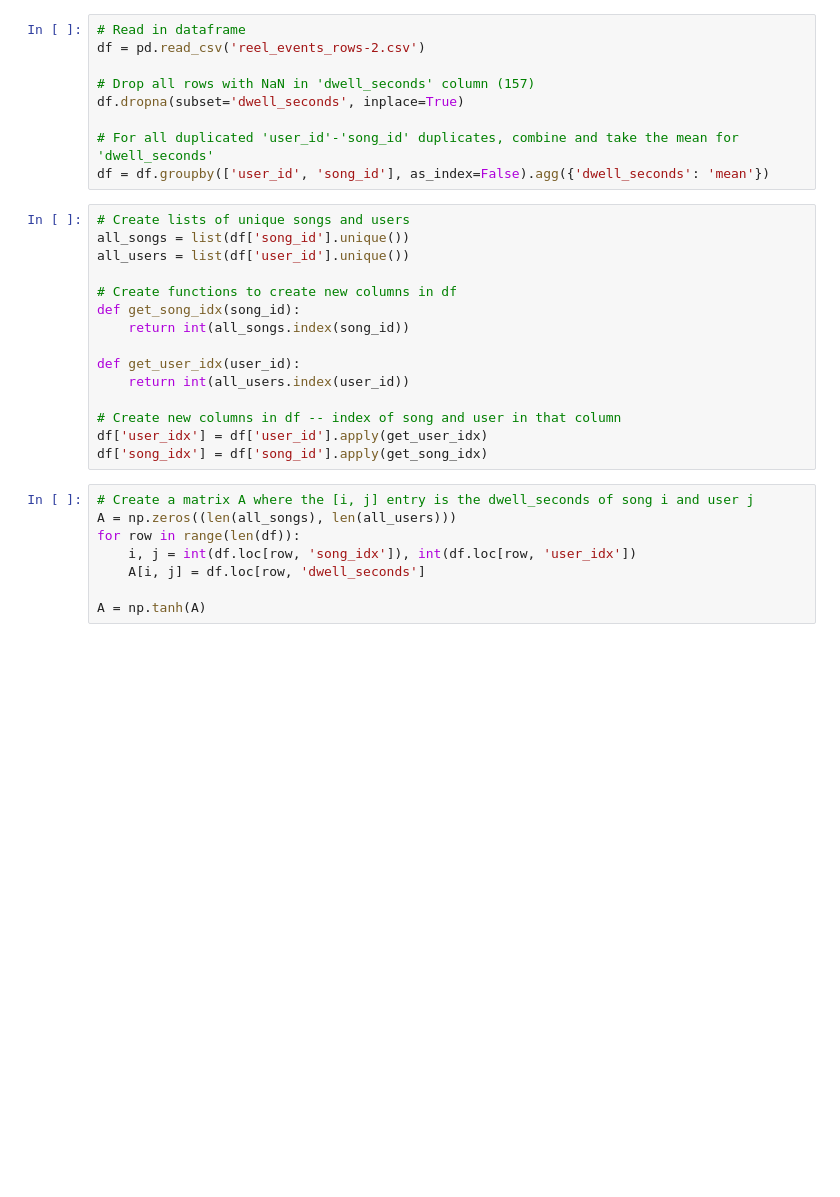
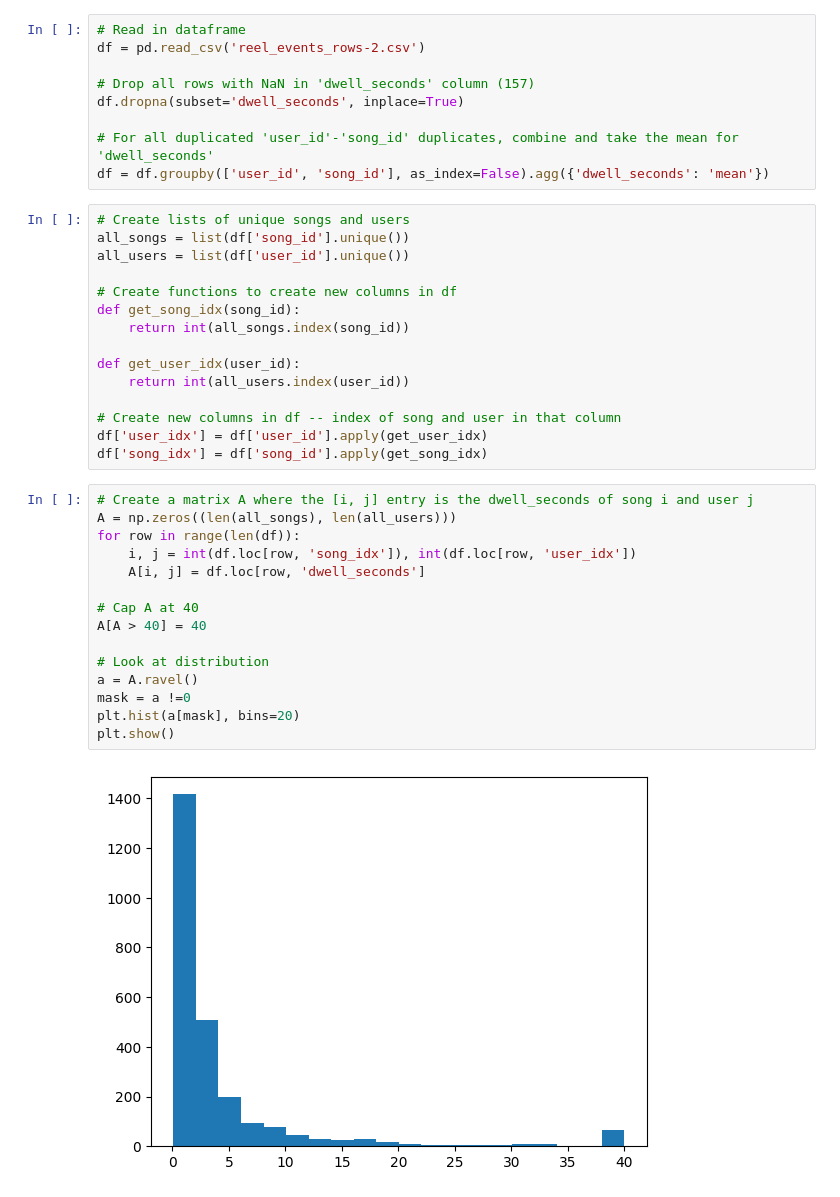
Before and after one commit to jackdpond/snare_algo, a Jupyter notebook: aggregate.ipynb, the cells around one changed output. Drawn from its saved outputs; the diff is of its cells as text; blank space fills up the shorter version.

```diff
--- a/aggregate.ipynb
+++ b/aggregate.ipynb
@@ -29,11 +29,20 @@ df['song_idx'] = df['song_id'].apply(get_song_idx)
 # %%
 # Create a matrix A where the [i, j] entry is the dwell_seconds of song i and user j
 A = np.zeros((len(all_songs), len(all_users)))
 for row in range(len(df)):
     i, j = int(df.loc[row, 'song_idx']), int(df.loc[row, 'user_idx'])
     A[i, j] = df.loc[row, 'dwell_seconds']
 
-A = np.tanh(A)
+# Cap A at 40
+A[A > 40] = 40
+
+# Look at distribution
+a = A.ravel()
+mask = a !=0
+plt.hist(a[mask], bins=20)
+plt.show()
+# %% [output]
+[figure, added]
 # %%
 # Get the mean nonzero entry
 mask = A != 0
```
Also changed, not shown: parts of 3 cells of this notebook.
